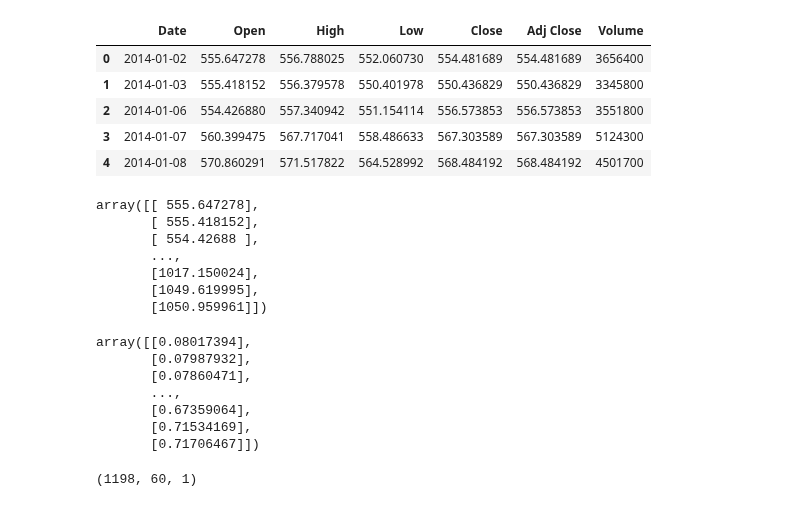
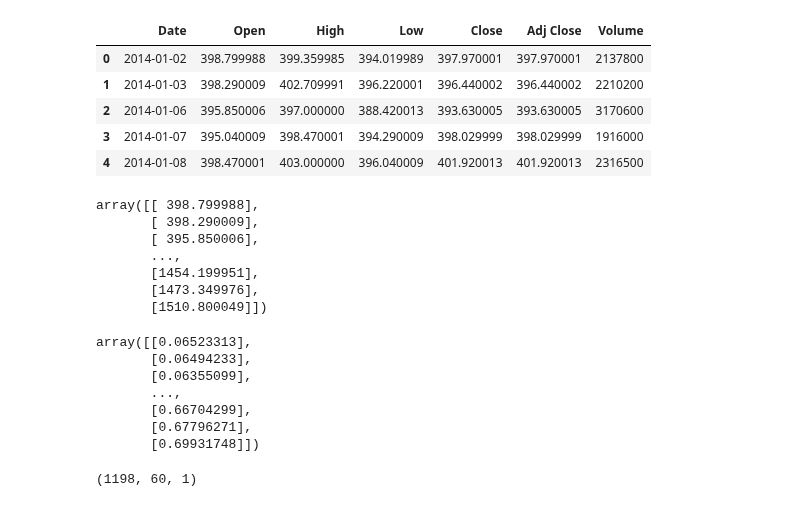
Before and after one commit to rparthas/data, a Jupyter notebook: keras/9.0.Sequential Learning.ipynb, the cells around one changed output. Drawn from its saved outputs; the diff is of its cells as text; code cells hidden in the pictures.

```diff
--- a/keras/9.0.Sequential Learning.ipynb
+++ b/keras/9.0.Sequential Learning.ipynb
@@ -3,40 +3,45 @@ import numpy as np
 import matplotlib.pyplot as plt
 import pandas as pd
 from tensorflow import random
+# %%
+# training_file = './data/GOOG_train.csv'
+# test_file = './data/GOOG_test.csv'
+training_file = './data/AMZN_train.csv'
+test_file = './data/AMZN_test.csv'
 # %%
-dataset_training = pd.read_csv('./data/GOOG_train.csv')
+dataset_training = pd.read_csv(training_file)
 dataset_training.head()
 # %% [output]
 |  | Date | Open | High | Low | Close | Adj Close | Volume |
-| 0 | 2014-01-02 | 555.647278 | 556.788025 | 552.060730 | 554.481689 | 554.481689 | 3656400 |
-| 1 | 2014-01-03 | 555.418152 | 556.379578 | 550.401978 | 550.436829 | 550.436829 | 3345800 |
-| 2 | 2014-01-06 | 554.426880 | 557.340942 | 551.154114 | 556.573853 | 556.573853 | 3551800 |
-| 3 | 2014-01-07 | 560.399475 | 567.717041 | 558.486633 | 567.303589 | 567.303589 | 5124300 |
-| 4 | 2014-01-08 | 570.860291 | 571.517822 | 564.528992 | 568.484192 | 568.484192 | 4501700 |
+| 0 | 2014-01-02 | 398.799988 | 399.359985 | 394.019989 | 397.970001 | 397.970001 | 2137800 |
+| 1 | 2014-01-03 | 398.290009 | 402.709991 | 396.220001 | 396.440002 | 396.440002 | 2210200 |
+| 2 | 2014-01-06 | 395.850006 | 397.000000 | 388.420013 | 393.630005 | 393.630005 | 3170600 |
+| 3 | 2014-01-07 | 395.040009 | 398.470001 | 394.290009 | 398.029999 | 398.029999 | 1916000 |
+| 4 | 2014-01-08 | 398.470001 | 403.000000 | 396.040009 | 401.920013 | 401.920013 | 2316500 |
 # %%
 training_data = dataset_training[['Open']].values
 training_data
 # %% [output]
-array([[ 555.647278],
-       [ 555.418152],
-       [ 554.42688 ],
+array([[ 398.799988],
+       [ 398.290009],
+       [ 395.850006],
        ...,
-       [1017.150024],
-       [1049.619995],
-       [1050.959961]])
+       [1454.199951],
+       [1473.349976],
+       [1510.800049]])
 # %%
 from sklearn.preprocessing import MinMaxScaler
 sc = MinMaxScaler(feature_range = (0, 1))
 training_data_scaled = sc.fit_transform(training_data)
 training_data_scaled
 # %% [output]
-array([[0.08017394],
-       [0.07987932],
-       [0.07860471],
+array([[0.06523313],
+       [0.06494233],
+       [0.06355099],
        ...,
-       [0.67359064],
-       [0.71534169],
-       [0.71706467]])
+       [0.66704299],
+       [0.67796271],
+       [0.69931748]])
 # %%
 X_train = []
 y_train = []
```
Also changed, not shown: parts of 2 cells of this notebook, 2 other files.
